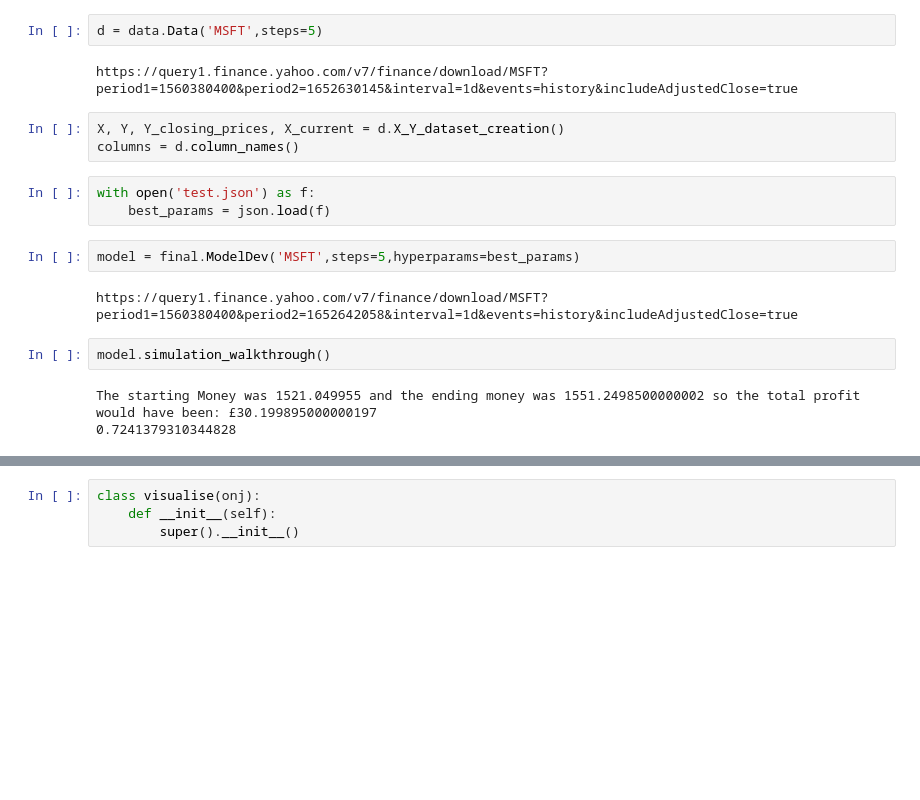
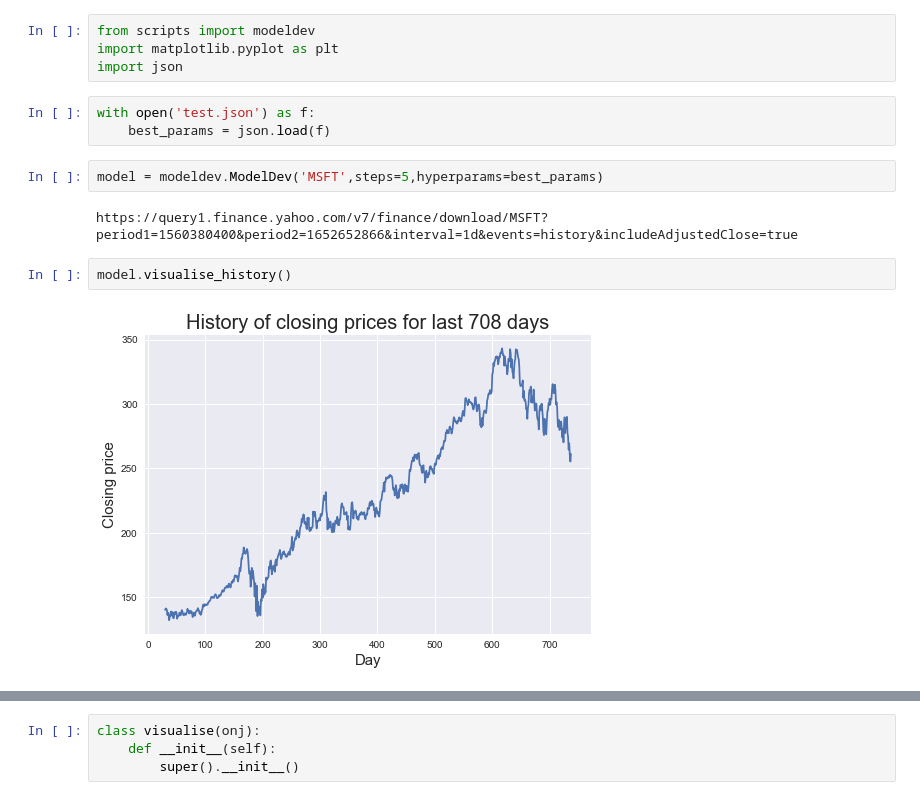
Before and after one commit to RowanMankoo/StockPricePrediction, a Jupyter notebook: Untitled-1.ipynb, the cells around one changed output, grey strips where cells are left out. Saved outputs shown, nothing was run; the diff lists cells and outputs as text; blank space fills up the shorter version.

```diff
--- a/Untitled-1.ipynb
+++ b/Untitled-1.ipynb
@@ -16,19 +1,15 @@ import json
-# %%
-d = data.Data('MSFT',steps=5)
-# %% [output]
-https://query1.finance.yahoo.com/v7/finance/download/MSFT?period1=1560380400&period2=1652630145&interval=1d&events=history&includeAdjustedClose=true
-# %%
-X, Y, Y_closing_prices, X_current = d.X_Y_dataset_creation()
-columns = d.column_names()
+# %%
+from scripts import modeldev
+import matplotlib.pyplot as plt
+import json
 # %%
 with open('test.json') as f:
     best_params = json.load(f)
 # %%
-model = final.ModelDev('MSFT',steps=5,hyperparams=best_params)
+model = modeldev.ModelDev('MSFT',steps=5,hyperparams=best_params)
 # %% [output]
-https://query1.finance.yahoo.com/v7/finance/download/MSFT?period1=1560380400&period2=1652642058&interval=1d&events=history&includeAdjustedClose=true
+https://query1.finance.yahoo.com/v7/finance/download/MSFT?period1=1560380400&period2=1652652866&interval=1d&events=history&includeAdjustedClose=true
 # %%
-model.simulation_walkthrough()
+model.visualise_history()
 # %% [output]
-The starting Money was 1521.049955 and the ending money was 1551.2498500000002 so the total profit would have been: £30.199895000000197
-0.7241379310344828
+[figure, added]
```
Also changed, not shown: parts of 14 cells of this notebook, 6 other files.
